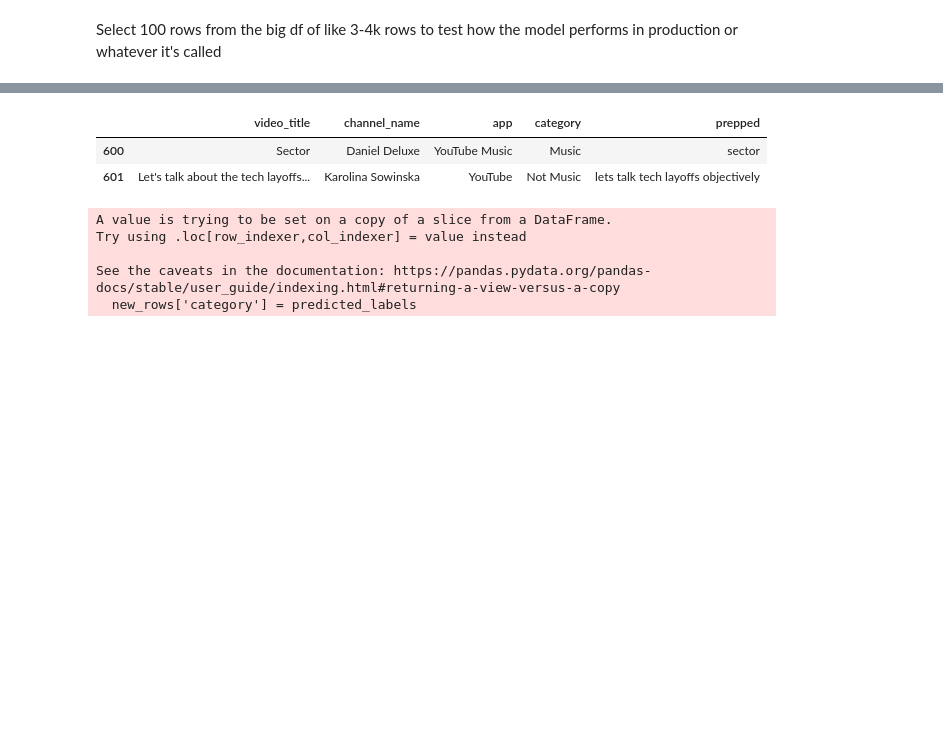
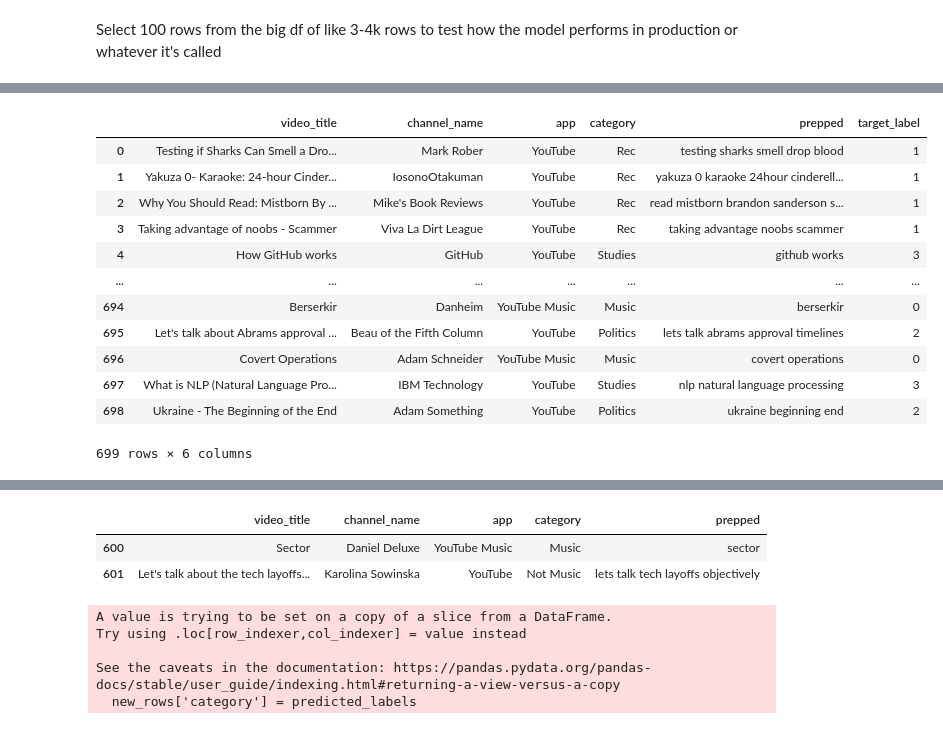
Before and after one commit to SanAntonik/yt_activity_analysis, a Jupyter notebook: classify.ipynb, the cells around one changed output, grey strips where cells are left out. Cells and saved outputs as stored; diff of their text form; code cells hidden in the pictures; blank space fills up the shorter version.

```diff
--- a/classify.ipynb
+++ b/classify.ipynb
@@ -617,0 +636,17 @@ sample.iloc[597:603]
+# %%
+df = df.drop(["time"], axis=1)
+df
+# %% [output]
+|  | video_title | channel_name | app | category | prepped | target_label |
+| 0 | Testing if Sharks Can Smell a Dro... | Mark Rober | YouTube | Rec | testing sharks smell drop blood | 1 |
+| 1 | Yakuza 0- Karaoke: 24-hour Cinder... | IosonoOtakuman | YouTube | Rec | yakuza 0 karaoke 24hour cinderell... | 1 |
+| 2 | Why You Should Read: Mistborn By ... | Mike's Book Reviews | YouTube | Rec | read mistborn brandon sanderson s... | 1 |
+| 3 | Taking advantage of noobs - Scammer | Viva La Dirt League | YouTube | Rec | taking advantage noobs scammer | 1 |
+| 4 | How GitHub works | GitHub | YouTube | Studies | github works | 3 |
+| ... | ... | ... | ... | ... | ... | ... |
+| 694 | Berserkir | Danheim | YouTube Music | Music | berserkir | 0 |
+| 695 | Let's talk about Abrams approval ... | Beau of the Fifth Column | YouTube | Politics | lets talk abrams approval timelines | 2 |
+| 696 | Covert Operations | Adam Schneider | YouTube Music | Music | covert operations | 0 |
+| 697 | What is NLP (Natural Language Pro... | IBM Technology | YouTube | Studies | nlp natural language processing | 3 |
+| 698 | Ukraine - The Beginning of the End | Adam Something | YouTube | Politics | ukraine beginning end | 2 |
+699 rows × 6 columns
```
Also changed, not shown: parts of 24 cells of this notebook.
